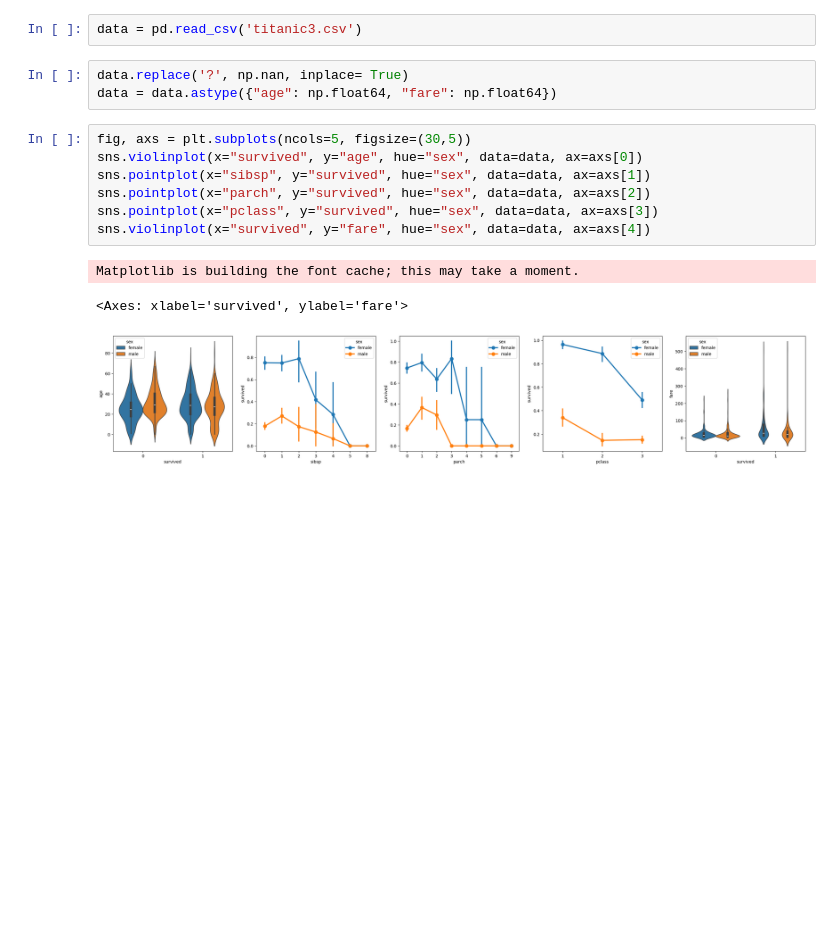
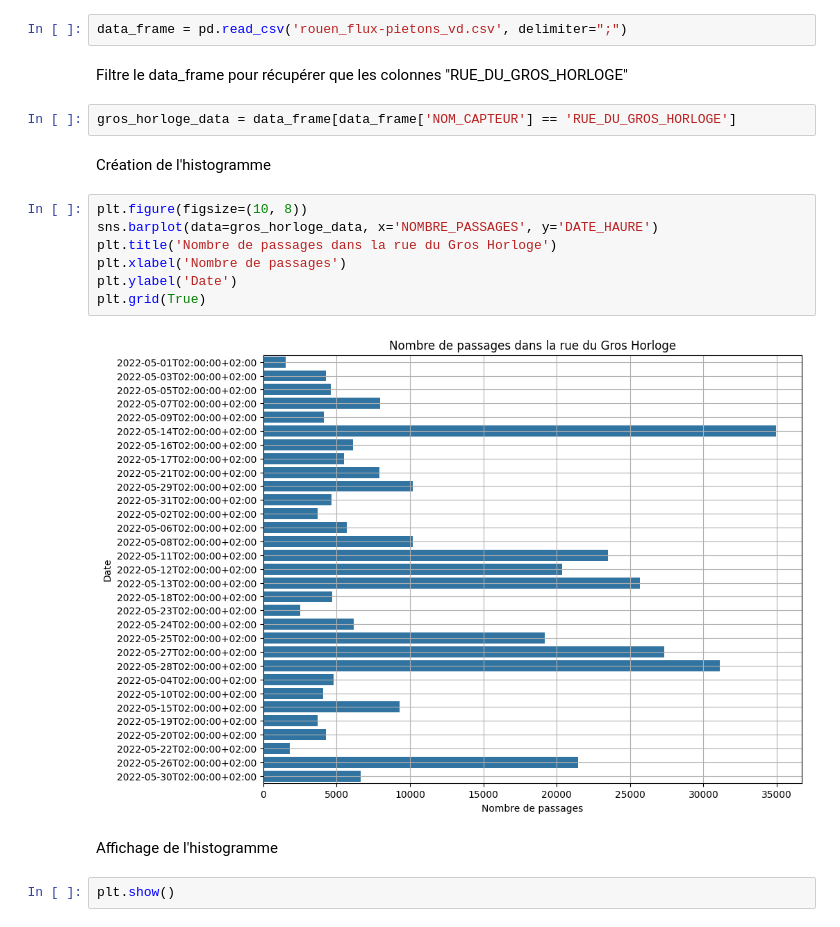
Before and after one commit to gregory-lebl/data-science-01, a Jupyter notebook: data-science-01.ipynb, the cells around one changed output. Cells and saved outputs as stored; diff of their text form; blank space fills up the shorter version.

Commit message:
feat: histogram

```diff
--- a/data-science-01.ipynb
+++ b/data-science-01.ipynb
@@ -4,18 +5,23 @@ import numpy as np
 import seaborn as sns
 import matplotlib.pyplot as plt
 # %%
-data = pd.read_csv('titanic3.csv')
+data_frame = pd.read_csv('rouen_flux-pietons_vd.csv', delimiter=";")
-# %%
-data.replace('?', np.nan, inplace= True)
-data = data.astype({"age": np.float64, "fare": np.float64})
-# %%
-fig, axs = plt.subplots(ncols=5, figsize=(30,5))
-sns.violinplot(x="survived", y="age", hue="sex", data=data, ax=axs[0])
-sns.pointplot(x="sibsp", y="survived", hue="sex", data=data, ax=axs[1])
-sns.pointplot(x="parch", y="survived", hue="sex", data=data, ax=axs[2])
-sns.pointplot(x="pclass", y="survived", hue="sex", data=data, ax=axs[3])
-sns.violinplot(x="survived", y="fare", hue="sex", data=data, ax=axs[4])
-# %% [output]
-Matplotlib is building the font cache; this may take a moment.
-<Axes: xlabel='survived', ylabel='fare'>
-[figure, removed]
+# %% [markdown]
+Filtre le data_frame pour récupérer que les colonnes "RUE_DU_GROS_HORLOGE"
+# %%
+gros_horloge_data = data_frame[data_frame['NOM_CAPTEUR'] == 'RUE_DU_GROS_HORLOGE']
+# %% [markdown]
+Création de l'histogramme
+# %%
+plt.figure(figsize=(10, 8))
+sns.barplot(data=gros_horloge_data, x='NOMBRE_PASSAGES', y='DATE_HAURE')
+plt.title('Nombre de passages dans la rue du Gros Horloge')
+plt.xlabel('Nombre de passages')
+plt.ylabel('Date')
+plt.grid(True)
+# %% [output]
+[figure, added]
+# %% [markdown]
+Affichage de l'histogramme
+# %%
+plt.show()
```
Also changed, not shown: parts of 2 cells of this notebook, 2 other files.
